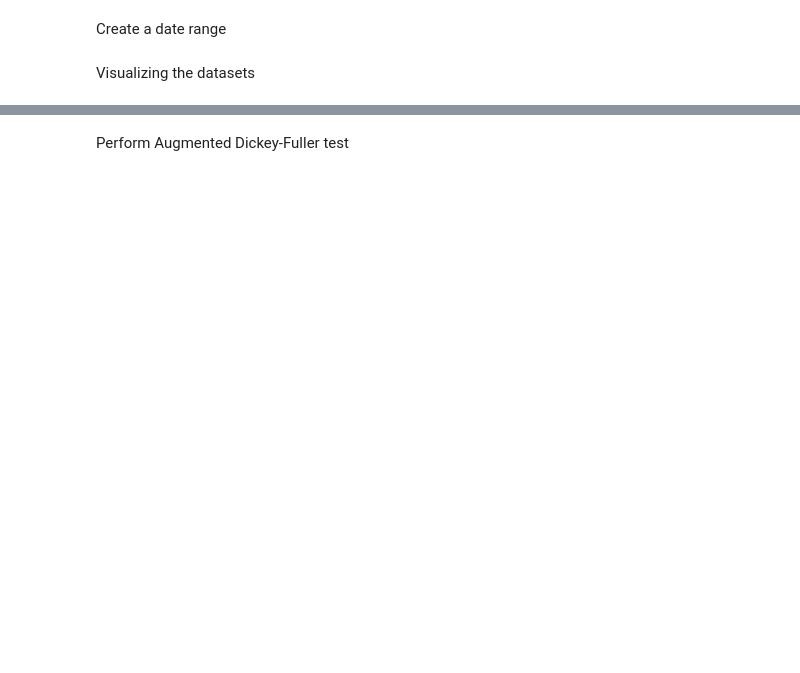
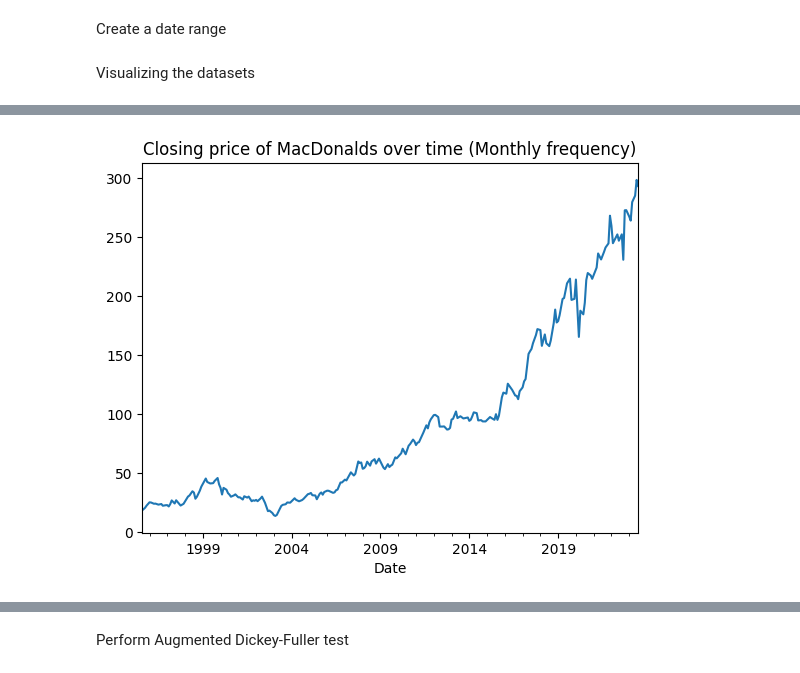
Before and after one commit to 21-ri/pro, a Jupyter notebook: Untitled-1.ipynb, the cells around one changed output, grey strips where cells are left out. Cells and saved outputs as stored; diff of their text form; code cells hidden in the pictures; blank space fills up the shorter version.

```diff
--- a/Untitled-1.ipynb
+++ b/Untitled-1.ipynb
@@ -97,0 +140,6 @@ Date                                          ...
+# %%
+df["Close"].asfreq('M').interpolate().plot()
+plt.title('Closing price of MacDonalds over time (Monthly frequency)')
+plt.show()
+# %% [output]
+[figure, added]
```
Also changed, not shown: parts of 104 cells of this notebook.
